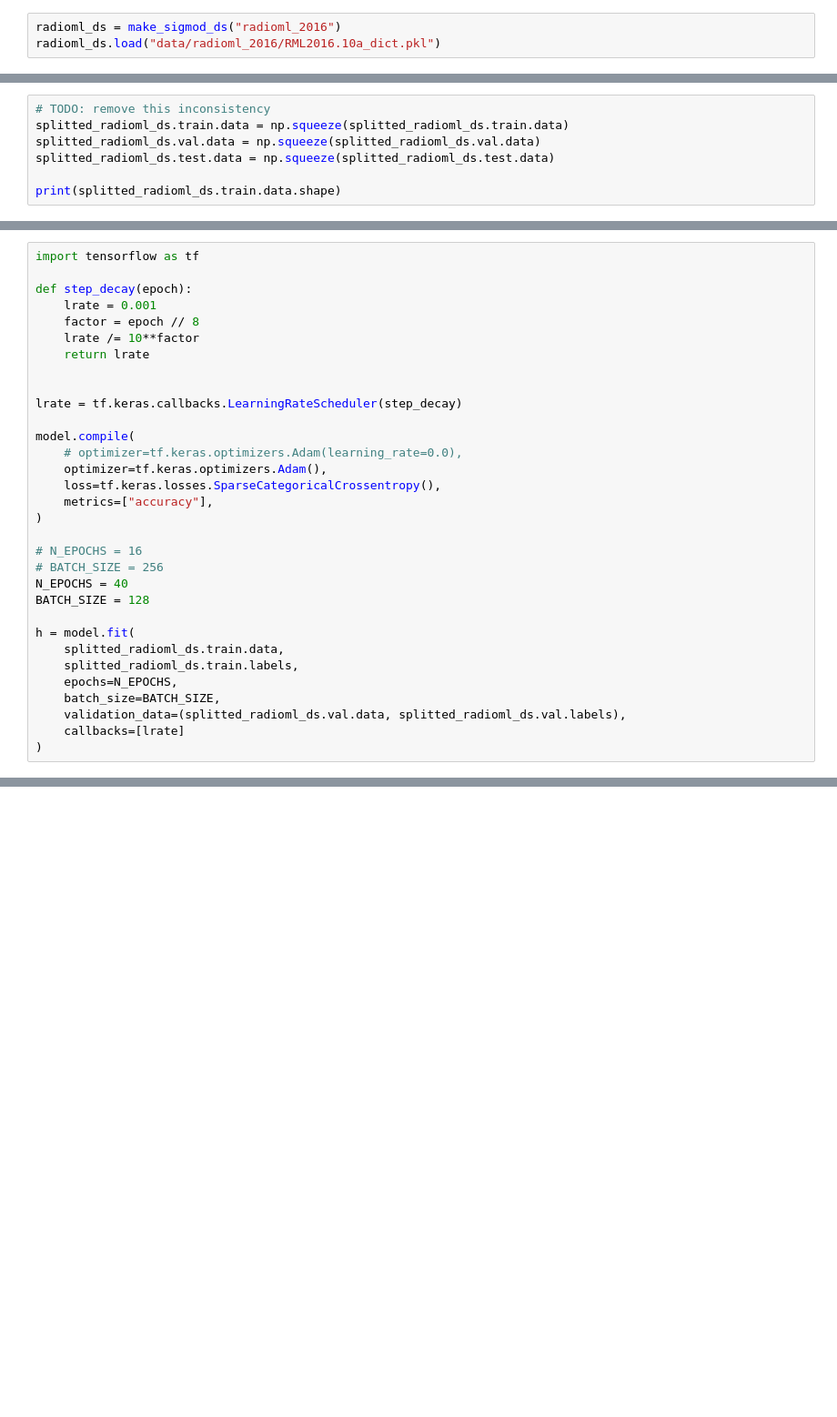
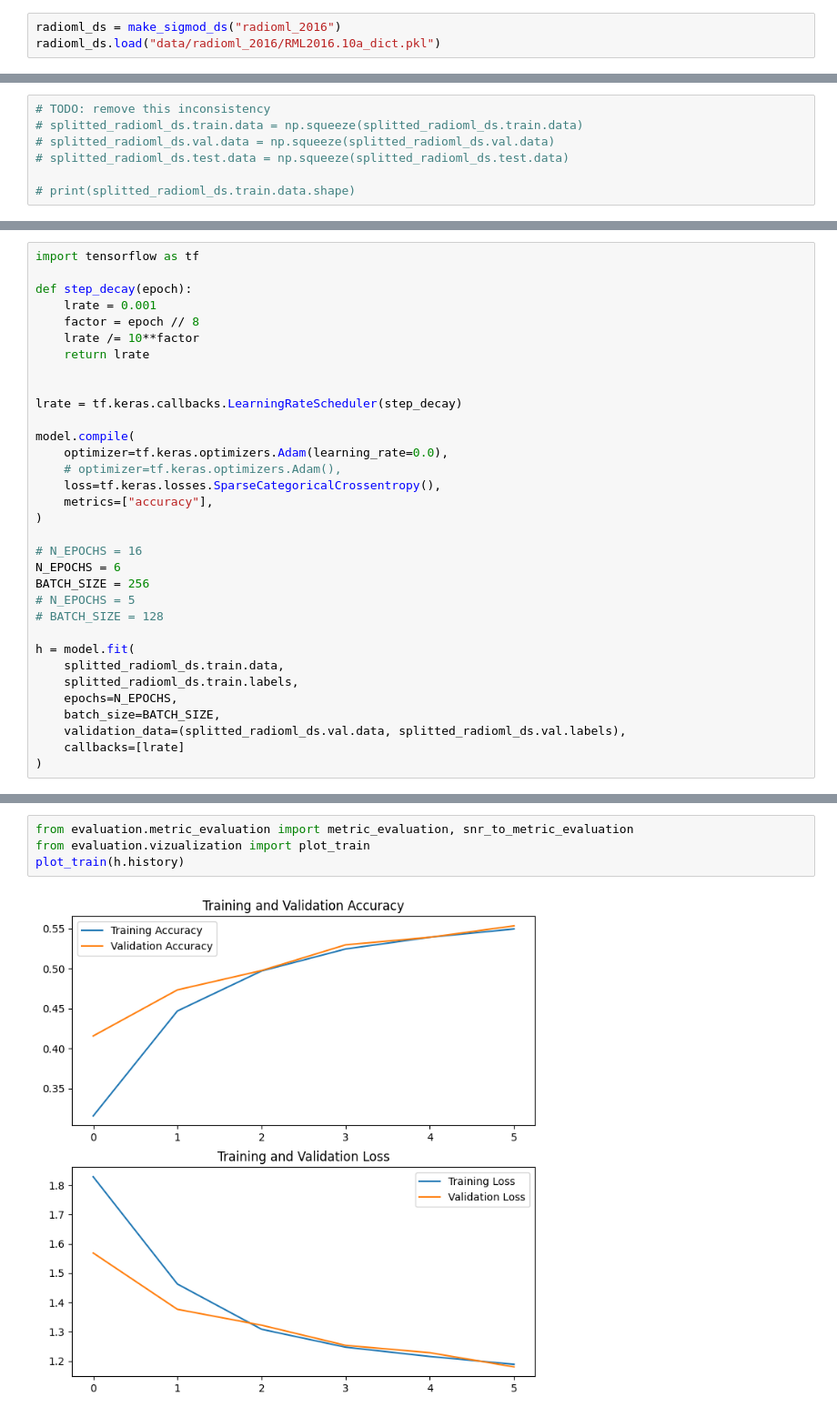
Before and after one commit to google/CFU-Playground, a Jupyter notebook: models/test.ipynb, the cells around one changed output, grey strips where cells are left out. Shown at 91% size. Drawn from its saved outputs; the diff is of its cells as text; blank space fills up the shorter version.

Commit message:
Add evaluation. Fix radioml ds.

```diff
--- a/models/test.ipynb
+++ b/models/test.ipynb
@@ -106,7 +102,7 @@ _________________________________________________________________
 # %%
 # TODO: remove this inconsistency
-splitted_radioml_ds.train.data = np.squeeze(splitted_radioml_ds.train.data)
-splitted_radioml_ds.val.data = np.squeeze(splitted_radioml_ds.val.data)
-splitted_radioml_ds.test.data = np.squeeze(splitted_radioml_ds.test.data)
+# splitted_radioml_ds.train.data = np.squeeze(splitted_radioml_ds.train.data)
+# splitted_radioml_ds.val.data = np.squeeze(splitted_radioml_ds.val.data)
+# splitted_radioml_ds.test.data = np.squeeze(splitted_radioml_ds.test.data)
 
-print(splitted_radioml_ds.train.data.shape)
+# print(splitted_radioml_ds.train.data.shape)
@@ -125,16 +119,17 @@ def step_decay(epoch):
 lrate = tf.keras.callbacks.LearningRateScheduler(step_decay)
 
 model.compile(
-    # optimizer=tf.keras.optimizers.Adam(learning_rate=0.0),
-    optimizer=tf.keras.optimizers.Adam(),
+    optimizer=tf.keras.optimizers.Adam(learning_rate=0.0),
+    # optimizer=tf.keras.optimizers.Adam(),
     loss=tf.keras.losses.SparseCategoricalCrossentropy(),
     metrics=["accuracy"],
 )
 
 # N_EPOCHS = 16
-# BATCH_SIZE = 256
-N_EPOCHS = 40
-BATCH_SIZE = 128
+N_EPOCHS = 6
+BATCH_SIZE = 256
+# N_EPOCHS = 5
+# BATCH_SIZE = 128
 
 h = model.fit(
     splitted_radioml_ds.train.data,
@@ -171,0 +168,6 @@ Epoch 22/40
+# %%
+from evaluation.metric_evaluation import metric_evaluation, snr_to_metric_evaluation
+from evaluation.vizualization import plot_train
+plot_train(h.history)
+# %% [output]
+[figure, added]
```
Also changed, not shown: parts of 9 cells of this notebook, 9 other files.
